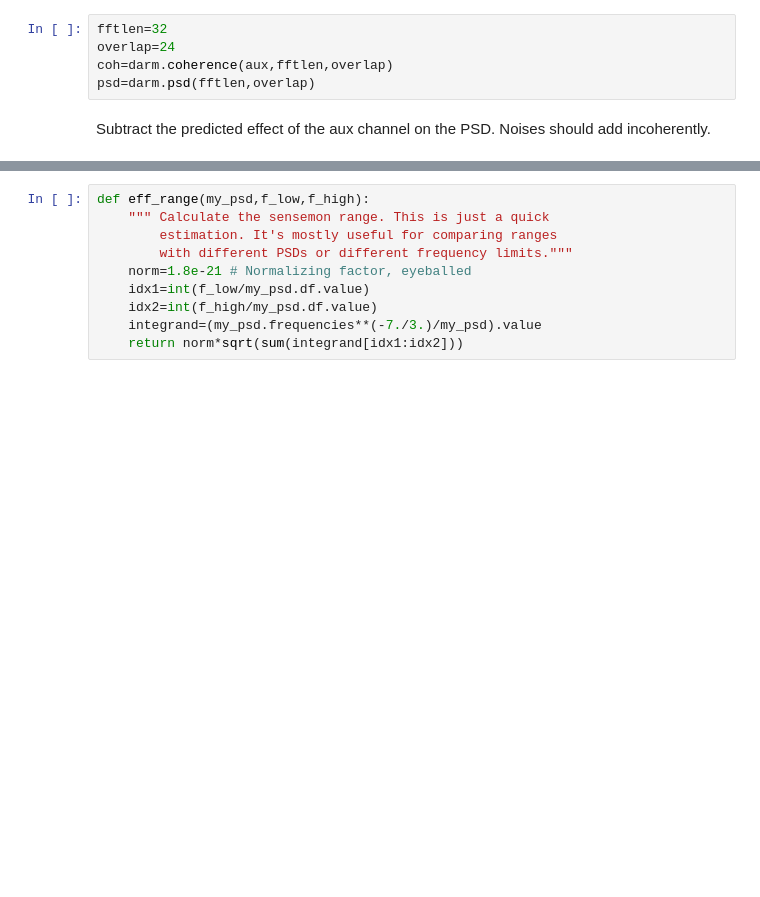
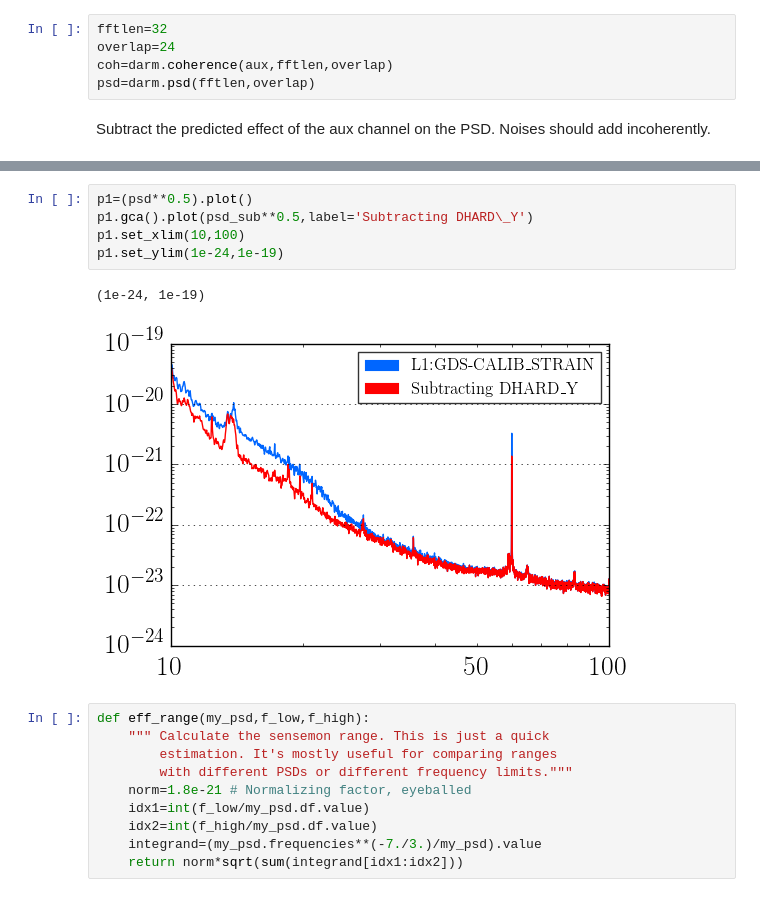
Before and after one commit to andrew-lundgren/detchar, a Jupyter notebook: Notebooks/NoiseHunting/IncoherentSubtraction.ipynb, the cells around one changed output, grey strips where cells are left out. Saved outputs shown, nothing was run; the diff lists cells and outputs as text; blank space fills up the shorter version.

```diff
--- a/Notebooks/NoiseHunting/IncoherentSubtraction.ipynb
+++ b/Notebooks/NoiseHunting/IncoherentSubtraction.ipynb
@@ -47,3 +47,11 @@ p1.set_ylim(1e-47,1e-38)
+# %%
+p1=(psd**0.5).plot()
+p1.gca().plot(psd_sub**0.5,label='Subtracting DHARD\_Y')
+p1.set_xlim(10,100)
+p1.set_ylim(1e-24,1e-19)
+# %% [output]
+(1e-24, 1e-19)
+[figure, added]
 # %%
 def eff_range(my_psd,f_low,f_high):
     """ Calculate the sensemon range. This is just a quick
```
Also changed, not shown: parts of 4 cells of this notebook.
